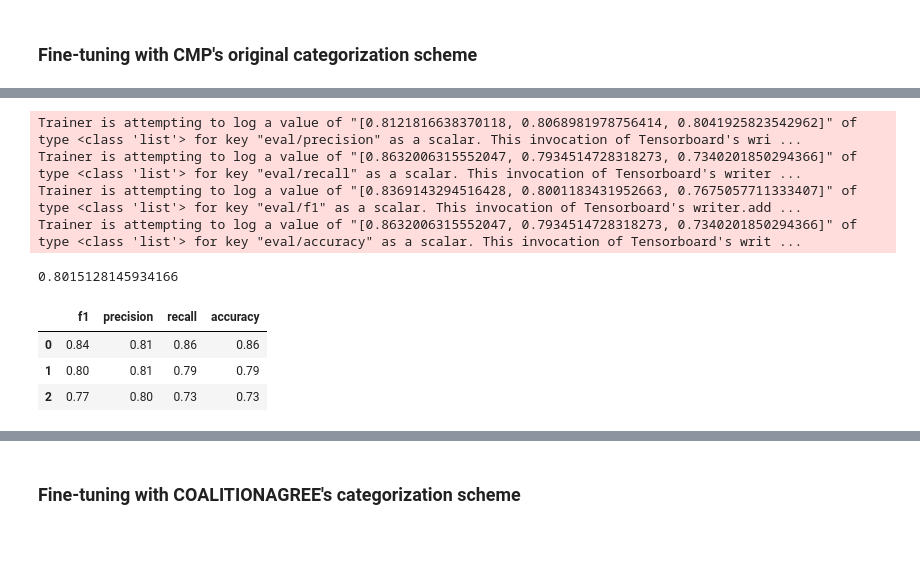
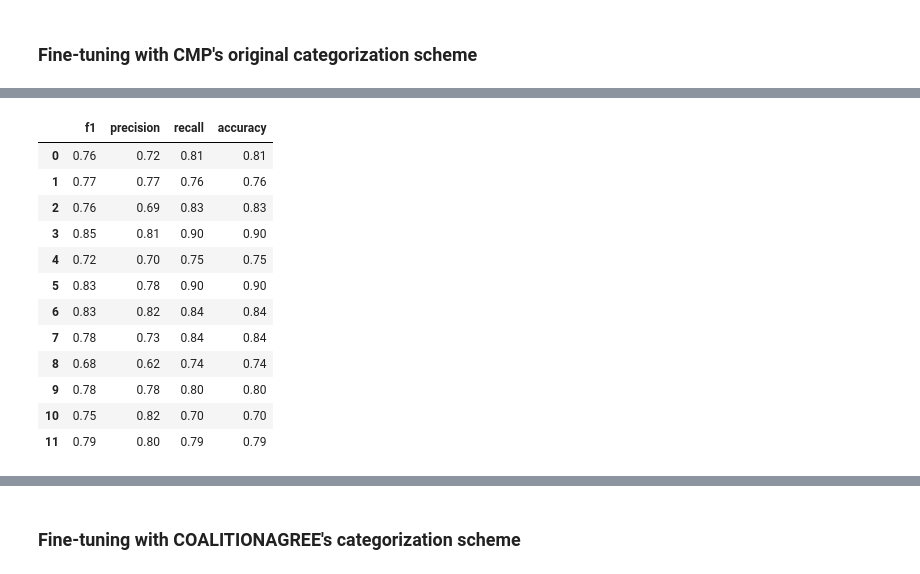
Before and after one commit to hungnguyen167/ContextScale, a Jupyter notebook: 03_main_analyses.ipynb, the cells around one changed output, grey strips where cells are left out. Cells and saved outputs as stored; diff of their text form; code cells hidden in the pictures; blank space fills up the shorter version.

```diff
--- a/03_main_analyses.ipynb
+++ b/03_main_analyses.ipynb
@@ -274,13 +508,12 @@ training_args = TrainingArguments(
+# %%
+pred_topics, pred_sent = test_func(test_dataloader, model)
+# %%
+predicted_topics = np.concatenate([i.cpu().detach().numpy() for i in pred_topics])
+predicted_sent = np.concatenate([i.cpu().detach().numpy() for i in pred_sent])
+# %%
+test_set = manifesto_datasets['test'].to_pandas()
 # %%
-def compute_metrics(eval_preds):
-    logits, labels = eval_preds
-    predictions = np.argmax(logits, axis=-1)
-    precision, recall, f1, _ = precision_recall_fscore_support(labels, predictions, average=None)
-    matrix = confusion_matrix(labels, predictions)
-    acc = matrix.diagonal()/matrix.sum(axis=1)
-    return {
-        'precision': precision.tolist(),
-        'recall': recall.tolist(),
-        'f1': f1.tolist(),
-        'accuracy': acc.tolist()
-    }
+labels = test_set['topic'].tolist()
+precision, recall, f1, _ = precision_recall_fscore_support(labels, predicted_topics, average=None)
+matrix = confusion_matrix(labels, predicted_topics)
+accuracy = matrix.diagonal()/matrix.sum(axis=1)
@@ -328,22 +520,21 @@ TrainOutput(global_step=14013, training_loss=0.4798844580280103, metrics={'train
-# %%
-## Testing on COALITIONAGREE data, never seen in training or evaluation
-res = trainer.evaluate(tokenized_datasets['test'])
-print(sum(res['eval_f1'])/num_classes)
-# %% [output]
-Trainer is attempting to log a value of "[0.8121816638370118, 0.8068981978756414, 0.8041925823542962]" of type <class 'list'> for key "eval/precision" as a scalar. This invocation of Tensorboard's wri ...
-Trainer is attempting to log a value of "[0.8632006315552047, 0.7934514728318273, 0.7340201850294366]" of type <class 'list'> for key "eval/recall" as a scalar. This invocation of Tensorboard's writer ...
-Trainer is attempting to log a value of "[0.8369143294516428, 0.8001183431952663, 0.7675057711333407]" of type <class 'list'> for key "eval/f1" as a scalar. This invocation of Tensorboard's writer.add ...
-Trainer is attempting to log a value of "[0.8632006315552047, 0.7934514728318273, 0.7340201850294366]" of type <class 'list'> for key "eval/accuracy" as a scalar. This invocation of Tensorboard's writ ...
-0.8015128145934166
 # %%
-res_table = pd.DataFrame({'f1': np.round(res['eval_f1'],2), 'precision': np.round(res['eval_precision'],2),
-'recall': np.round(res['eval_recall'],2), 'accuracy': np.round(res['eval_accuracy'],2)})
+res_table = pd.DataFrame({'f1': np.round(f1,2), 'precision': np.round(precision,2),
+'recall': np.round(recall,2), 'accuracy': np.round(accuracy,2)})
 res_table
 # %% [output]
 |  | f1 | precision | recall | accuracy |
-| 0 | 0.84 | 0.81 | 0.86 | 0.86 |
-| 1 | 0.80 | 0.81 | 0.79 | 0.79 |
-| 2 | 0.77 | 0.80 | 0.73 | 0.73 |
+| 0 | 0.76 | 0.72 | 0.81 | 0.81 |
+| 1 | 0.77 | 0.77 | 0.76 | 0.76 |
+| 2 | 0.76 | 0.69 | 0.83 | 0.83 |
+| 3 | 0.85 | 0.81 | 0.90 | 0.90 |
+| 4 | 0.72 | 0.70 | 0.75 | 0.75 |
+| 5 | 0.83 | 0.78 | 0.90 | 0.90 |
+| 6 | 0.83 | 0.82 | 0.84 | 0.84 |
+| 7 | 0.78 | 0.73 | 0.84 | 0.84 |
+| 8 | 0.68 | 0.62 | 0.74 | 0.74 |
+| 9 | 0.78 | 0.78 | 0.80 | 0.80 |
+| 10 | 0.75 | 0.82 | 0.70 | 0.70 |
+| 11 | 0.79 | 0.80 | 0.79 | 0.79 |
 # %%
 round(res_table.mean(axis=0),2)
 # %% [output]
```
Also changed, not shown: parts of 72 cells of this notebook, 3 other files.
